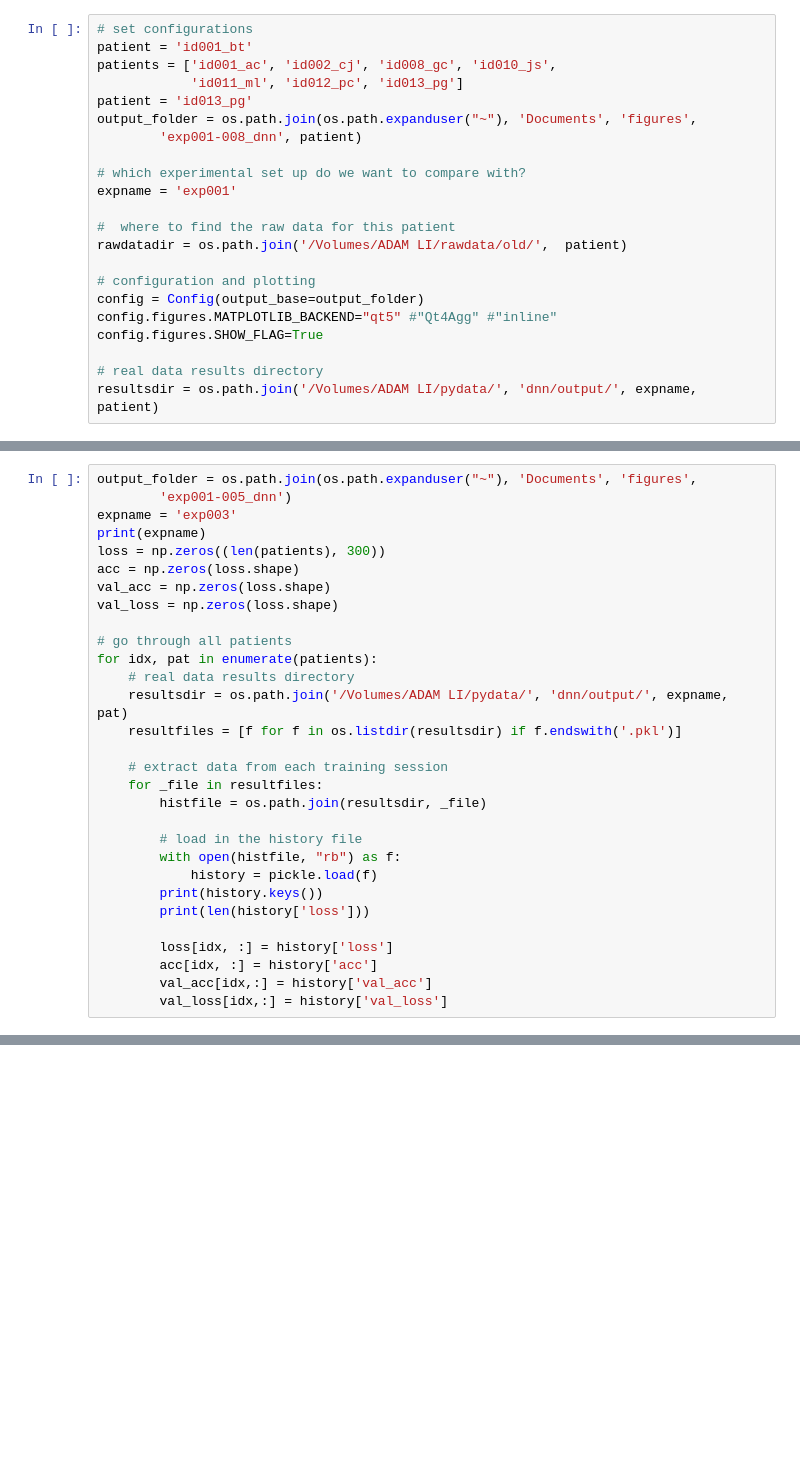
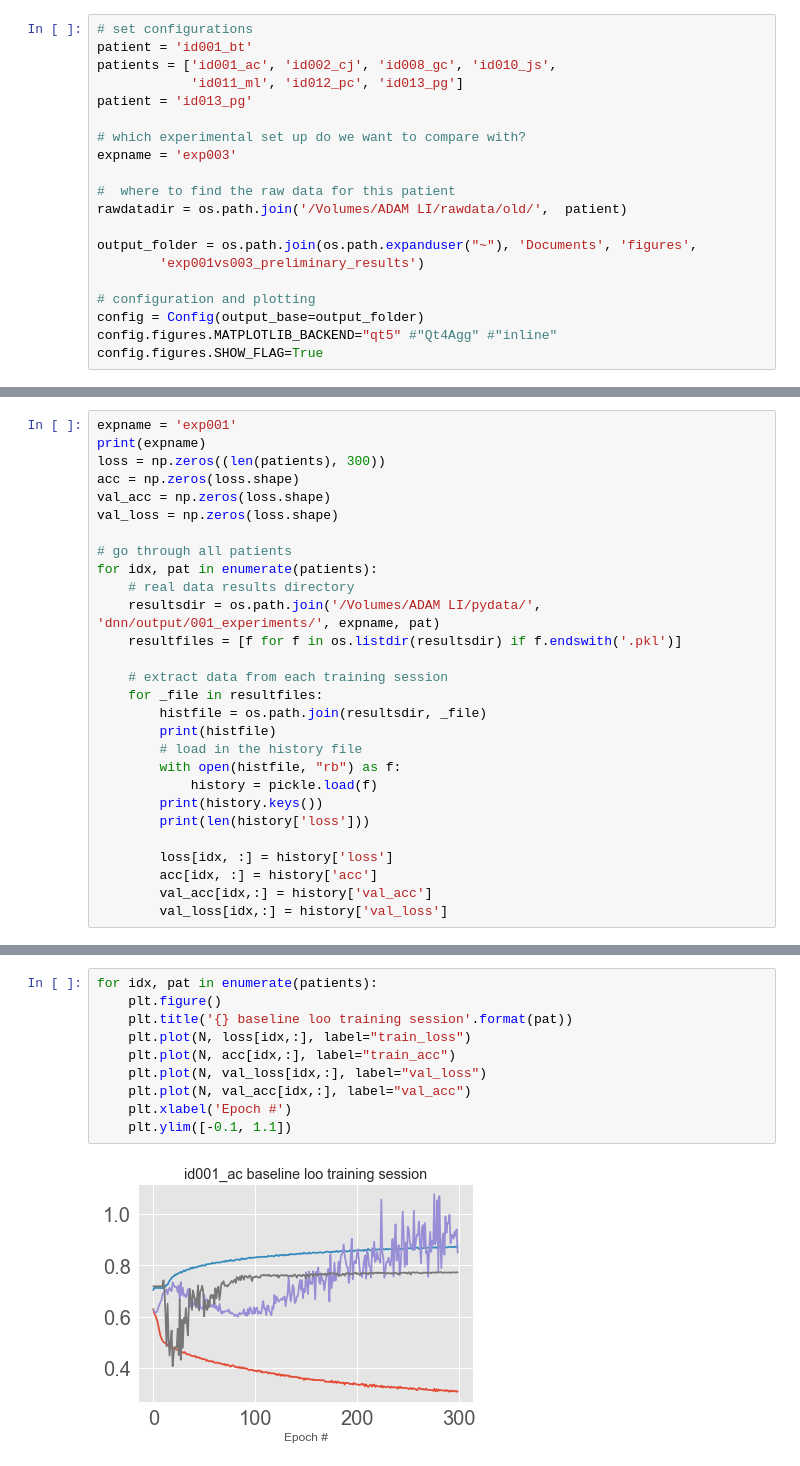
Before and after one commit to adam2392/dnn-unsupervised, a Jupyter notebook: dnn/notebooks/visualize results/0.1-visualize_initial_baseline_result_improvement.ipynb, the cells around one changed output, grey strips where cells are left out. Cells and saved outputs as stored; diff of their text form; blank space fills up the shorter version.

Commit message:
Adding bug fixes to test the rcnn baseline framework.

```diff
--- a/dnn/notebooks/visualize results/0.1-visualize_initial_baseline_result_improvement.ipynb
+++ b/dnn/notebooks/visualize results/0.1-visualize_initial_baseline_result_improvement.ipynb
@@ -42,19 +55,17 @@ patient = 'id001_bt'
 patients = ['id001_ac', 'id002_cj', 'id008_gc', 'id010_js',
             'id011_ml', 'id012_pc', 'id013_pg']
 patient = 'id013_pg'
-output_folder = os.path.join(os.path.expanduser("~"), 'Documents', 'figures',
-        'exp001-008_dnn', patient)
 
 # which experimental set up do we want to compare with?
-expname = 'exp001'
+expname = 'exp003'
 
 #  where to find the raw data for this patient
 rawdatadir = os.path.join('/Volumes/ADAM LI/rawdata/old/',  patient)
+
+output_folder = os.path.join(os.path.expanduser("~"), 'Documents', 'figures',
+        'exp001vs003_preliminary_results')
 
 # configuration and plotting
 config = Config(output_base=output_folder)
 config.figures.MATPLOTLIB_BACKEND="qt5" #"Qt4Agg" #"inline"
 config.figures.SHOW_FLAG=True
-
-# real data results directory
-resultsdir = os.path.join('/Volumes/ADAM LI/pydata/', 'dnn/output/', expname, patient)
@@ -61,7 +74,5 @@ resultsdir = os.path.join('/Volumes/ADAM LI/pydata/', 'dnn/output/', expname, pa
 # %%
-output_folder = os.path.join(os.path.expanduser("~"), 'Documents', 'figures',
-        'exp001-005_dnn')
-expname = 'exp003'
+expname = 'exp001'
 print(expname)
 loss = np.zeros((len(patients), 300))
 acc = np.zeros(loss.shape)
@@ -71,13 +82,13 @@ val_loss = np.zeros(loss.shape)
 # go through all patients
 for idx, pat in enumerate(patients):
     # real data results directory
-    resultsdir = os.path.join('/Volumes/ADAM LI/pydata/', 'dnn/output/', expname, pat)
+    resultsdir = os.path.join('/Volumes/ADAM LI/pydata/', 'dnn/output/001_experiments/', expname, pat)
     resultfiles = [f for f in os.listdir(resultsdir) if f.endswith('.pkl')]
 
     # extract data from each training session
     for _file in resultfiles:
         histfile = os.path.join(resultsdir, _file)
-
+        print(histfile)
         # load in the history file
         with open(histfile, "rb") as f:
             history = pickle.load(f)
@@ -142,0 +120,12 @@ plt.show()
+# %%
+for idx, pat in enumerate(patients):
+    plt.figure()
+    plt.title('{} baseline loo training session'.format(pat))
+    plt.plot(N, loss[idx,:], label="train_loss")
+    plt.plot(N, acc[idx,:], label="train_acc")
+    plt.plot(N, val_loss[idx,:], label="val_loss")
+    plt.plot(N, val_acc[idx,:], label="val_acc")
+    plt.xlabel('Epoch #')
+    plt.ylim([-0.1, 1.1])
+# %% [output]
+[figure, added]
```
Also changed, not shown: parts of 13 cells of this notebook, 4 other files.
